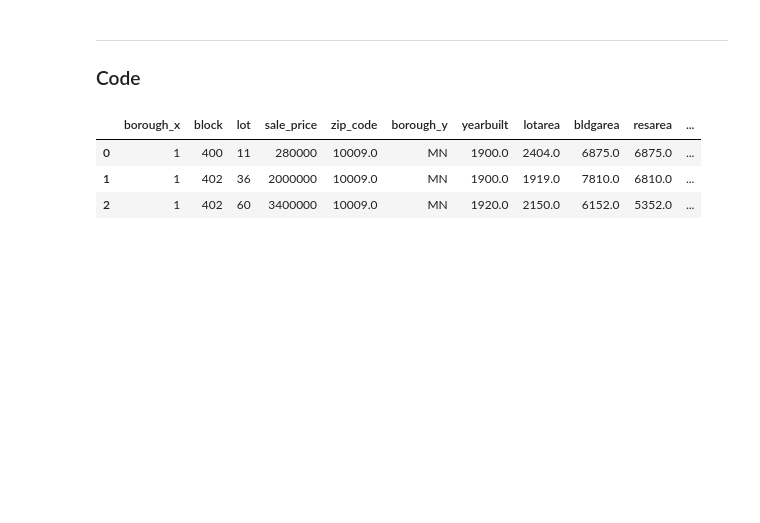
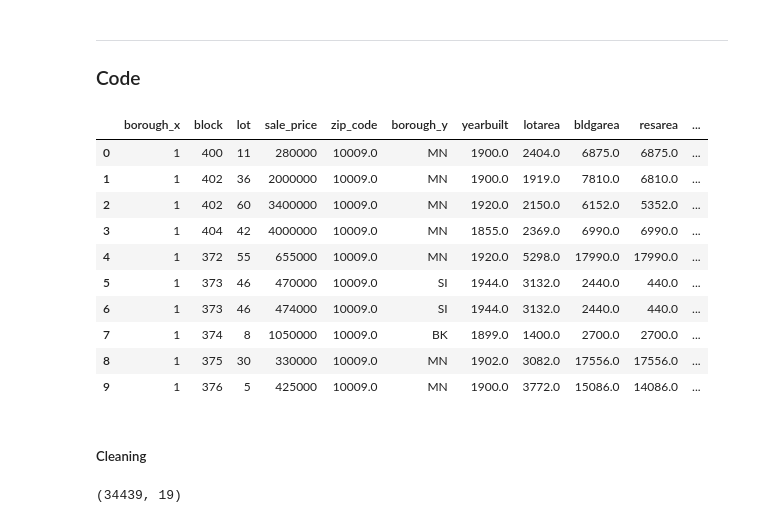
Before and after one commit to jehuhta/Intro_ML, a Jupyter notebook: ex1_project.ipynb, the cells around one changed output. Drawn from its saved outputs; the diff is of its cells as text; code cells hidden in the pictures; blank space fills up the shorter version.

```diff
--- a/ex1_project.ipynb
+++ b/ex1_project.ipynb
@@ -25,21 +25,40 @@ Dataset: [NYC Housing Prices](https://www.kaggle.com/datasets/ishank2005/nyc-hou
 # %%
 # import
 import pandas as pd
 import numpy as np
 import matplotlib.pyplot as plt
 import seaborn as sns
 from sklearn.model_selection import train_test_split
 from sklearn.linear_model import LinearRegression
+from sklearn.ensemble import RandomForestRegressor
 from sklearn import metrics
 from skfeature.function.similarity_based import fisher_score
+from scipy import stats
+from sklearn.preprocessing import OneHotEncoder
 
 # Reading the dataframe and storing it.
 df = pd.read_csv("datasets/nyc_housing.csv")
 
 # Initial look
-df.head(3)
+df.head(10)
 # %% [output]
 |  | borough_x | block | lot | sale_price | zip_code | borough_y | yearbuilt | lotarea | bldgarea | resarea | ... |
 | 0 | 1 | 400 | 11 | 280000 | 10009.0 | MN | 1900.0 | 2404.0 | 6875.0 | 6875.0 | ... |
 | 1 | 1 | 402 | 36 | 2000000 | 10009.0 | MN | 1900.0 | 1919.0 | 7810.0 | 6810.0 | ... |
 | 2 | 1 | 402 | 60 | 3400000 | 10009.0 | MN | 1920.0 | 2150.0 | 6152.0 | 5352.0 | ... |
+| 3 | 1 | 404 | 42 | 4000000 | 10009.0 | MN | 1855.0 | 2369.0 | 6990.0 | 6990.0 | ... |
+| 4 | 1 | 372 | 55 | 655000 | 10009.0 | MN | 1920.0 | 5298.0 | 17990.0 | 17990.0 | ... |
+| 5 | 1 | 373 | 46 | 470000 | 10009.0 | SI | 1944.0 | 3132.0 | 2440.0 | 440.0 | ... |
+| 6 | 1 | 373 | 46 | 474000 | 10009.0 | SI | 1944.0 | 3132.0 | 2440.0 | 440.0 | ... |
+| 7 | 1 | 374 | 8 | 1050000 | 10009.0 | BK | 1899.0 | 1400.0 | 2700.0 | 2700.0 | ... |
+| 8 | 1 | 375 | 30 | 330000 | 10009.0 | MN | 1902.0 | 3082.0 | 17556.0 | 17556.0 | ... |
+| 9 | 1 | 376 | 5 | 425000 | 10009.0 | MN | 1900.0 | 3772.0 | 15086.0 | 14086.0 | ... |
+# %% [markdown]
+##### Cleaning
+# %%
+# Checking the amount of columns and rows.
+df.shape
+
+# That seems like a reasonable amount of data. Lots to work with.
+# %% [output]
+(34439, 19)
```
Also changed, not shown: parts of 27 cells of this notebook, 1 other file.
